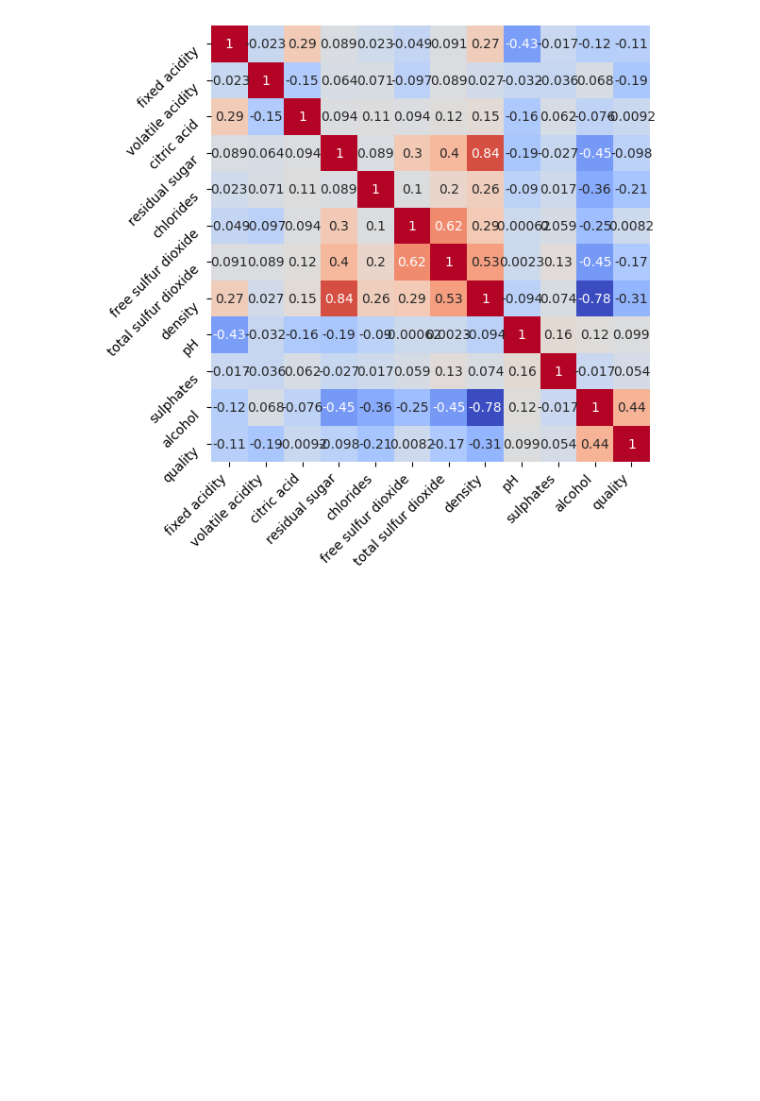
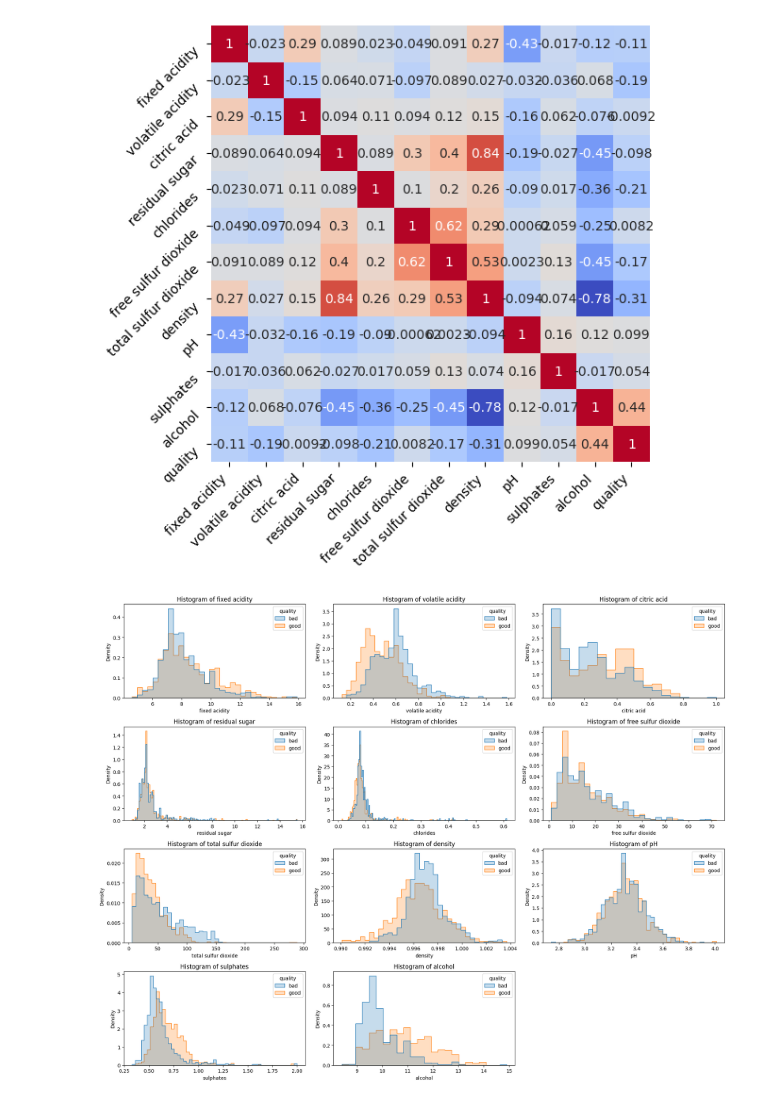
Before and after one commit to bercaakbayir/unimi-dse-ml-project, a Jupyter notebook: main.ipynb, the cells around one changed output. Cells and saved outputs as stored; diff of their text form; code cells hidden in the pictures; blank space fills up the shorter version.

```diff
--- a/main.ipynb
+++ b/main.ipynb
@@ -328,3 +328,31 @@ plt.show()
 # %% [output]
 <Figure size 2000x2000 with 0 Axes>
 [figure]
+# %%
+def wine_quality_categorization(quality):
+    if quality >= 6:
+        return "good"
+    else:
+        return "bad"
+# %%
+wine_red["quality"] = wine_red["quality"].apply(wine_quality_categorization)
+wine_white["quality"] = wine_white["quality"].apply(wine_quality_categorization)
+wines["quality"] = wines["quality"].apply(wine_quality_categorization)
+# %%
+fig, axes = plt.subplots(4, 3, figsize=(18, 14))
+axes = axes.flatten()
+features = [col for col in wine_red.columns if col != 'quality']
+
+for i, col in enumerate(features):
+    sns.histplot(data=wine_red, x=col, hue='quality', kde=False, ax=axes[i],
+                 element='step', stat='density', common_norm=False, legend=True)
+    axes[i].set_title(f'Histogram of {col}')
+
+# Hide unused axes if any
+for j in range(len(features), len(axes)):
+    axes[j].axis('off')
+
+plt.tight_layout()
+plt.show()
+# %% [output]
+[figure, added]
```
Also changed, not shown: parts of 3 cells of this notebook, 1 other file.
